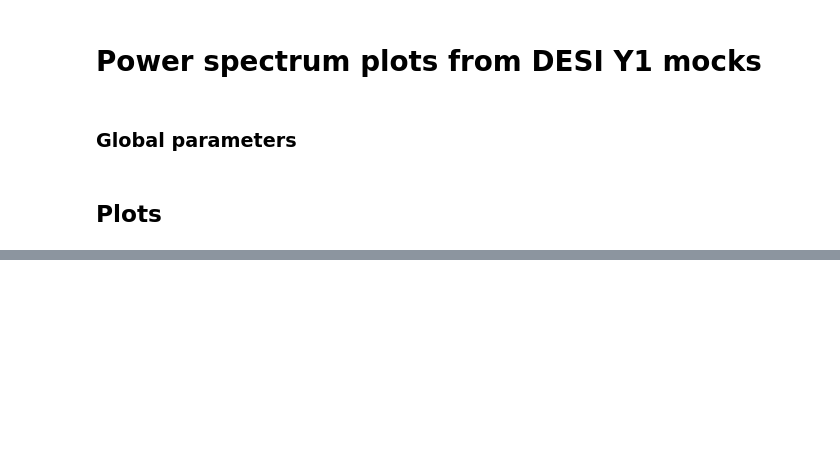
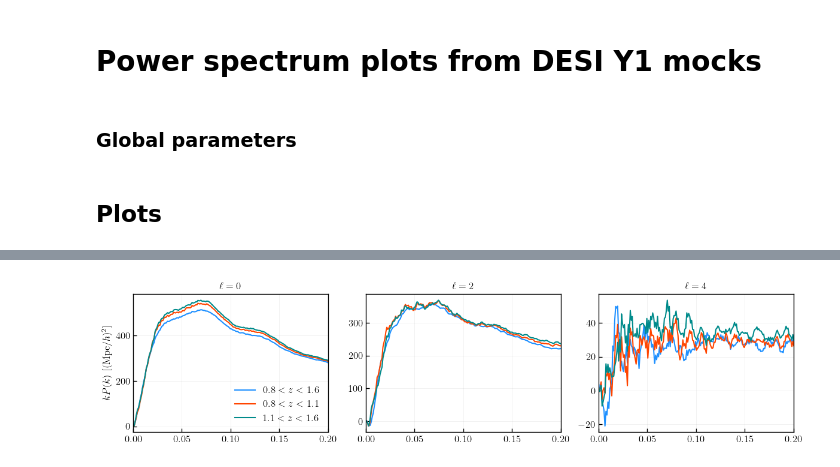
Before and after one commit to mathildepinon/desi-fiber-collisions, a Jupyter notebook: nb/power_plots.ipynb, the cells around one changed output, grey strips where cells are left out. Cells and saved outputs as stored; diff of their text form; code cells hidden in the pictures; blank space fills up the shorter version.

```diff
--- a/nb/power_plots.ipynb
+++ b/nb/power_plots.ipynb
@@ -119,0 +165,27 @@ plt.show()
+# %%
+fn = DESIFileName()
+fn.set_default_config(version='v3', tracer=tracer, region=region, completeness=True, thetacut=0.05)
+
+cutsky_pk1 = load_poles_list([fn.get_path(realization=imock, zrange=(0.8, 1.1)) for imock in range(25)])
+cutsky_pk2 = load_poles_list([fn.get_path(realization=imock, zrange=(0.8, 1.6)) for imock in range(25)])
+cutsky_pk3 = load_poles_list([fn.get_path(realization=imock, zrange=(1.1, 1.6)) for imock in range(25)])
+
+fn = LocalFileName()
+fn.set_default_config(mockgen='second', tracer=tracer, region=region, completeness=True)
+fn.update(cellsize=6)
+cutsky_pk4 = load_poles_list([fn.get_path(realization=imock, zrange=(0.8, 1.6)) for imock in range(25)])
+
+fig, axes = plt.subplots(1, 3, figsize=(12, 3), sharey=False)
+
+for ill, ell in enumerate(ells):
+    axes[ill].plot(cutsky_pk1['k'][ill], cutsky_pk1['k'][ill] * cutsky_pk1['data'][ill], color='C0', label=r'$0.8 < z < 1.6$')
+    axes[ill].plot(cutsky_pk2['k'][ill], cutsky_pk2['k'][ill] * cutsky_pk2['data'][ill], color='C1', label=r'$0.8 < z < 1.1$')
+    axes[ill].plot(cutsky_pk3['k'][ill], cutsky_pk3['k'][ill] * cutsky_pk3['data'][ill], color='C2', label=r'$1.1 < z < 1.6$')
+    axes[ill].set_title(r'$\ell={}$'.format(ell))
+    axes[ill].set_xlim((0, 0.2))
+
+axes[0].set_ylabel(r'$k P(k)$ [$(\mathrm{Mpc}/h)^{2}$]')
+axes[0].legend()
+plt.show()
+# %% [output]
+[figure, added]
```
Also changed, not shown: parts of 10 cells of this notebook, 5 other files.
